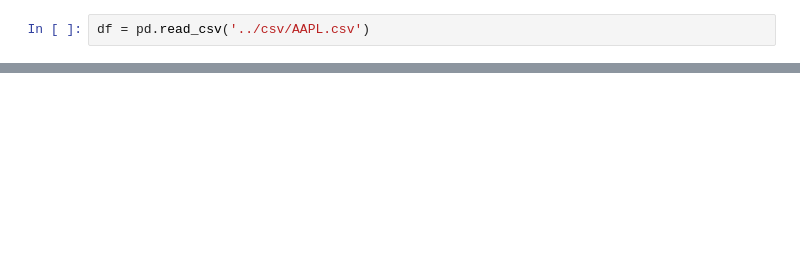
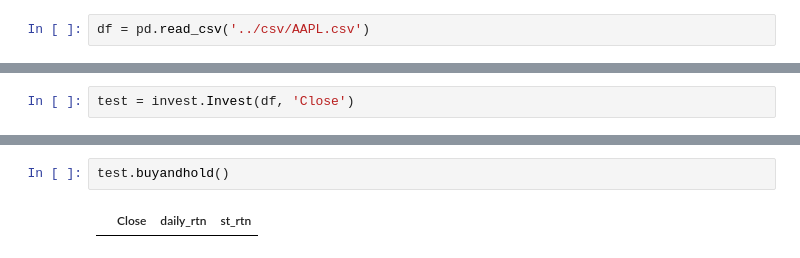
Before and after one commit to iamtaewon/python_01, a Jupyter notebook: 20230417/01_module.ipynb, the cells around one changed output, grey strips where cells are left out. Drawn from its saved outputs; the diff is of its cells as text; blank space fills up the shorter version.

```diff
--- a/20230417/01_module.ipynb
+++ b/20230417/01_module.ipynb
@@ -16,0 +84,2 @@ df1.head()
+# %%
+test = invest.Invest(df, 'Close')
@@ -16,0 +147,4 @@ df1.head()
+# %%
+test.buyandhold()
+# %% [output]
+|  | Close | daily_rtn | st_rtn |
```
Also changed, not shown: parts of 6 cells of this notebook, 5 other files.
